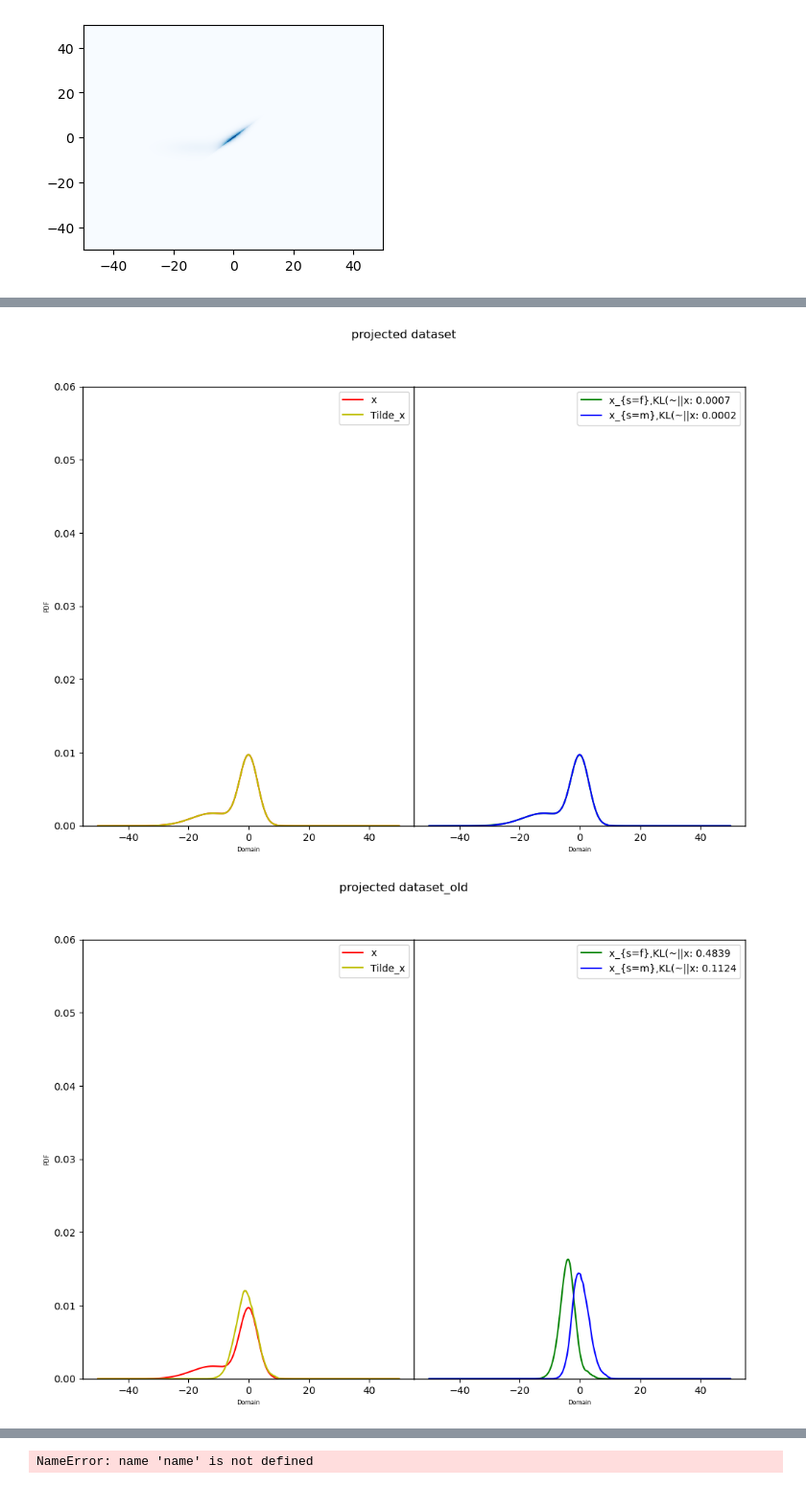
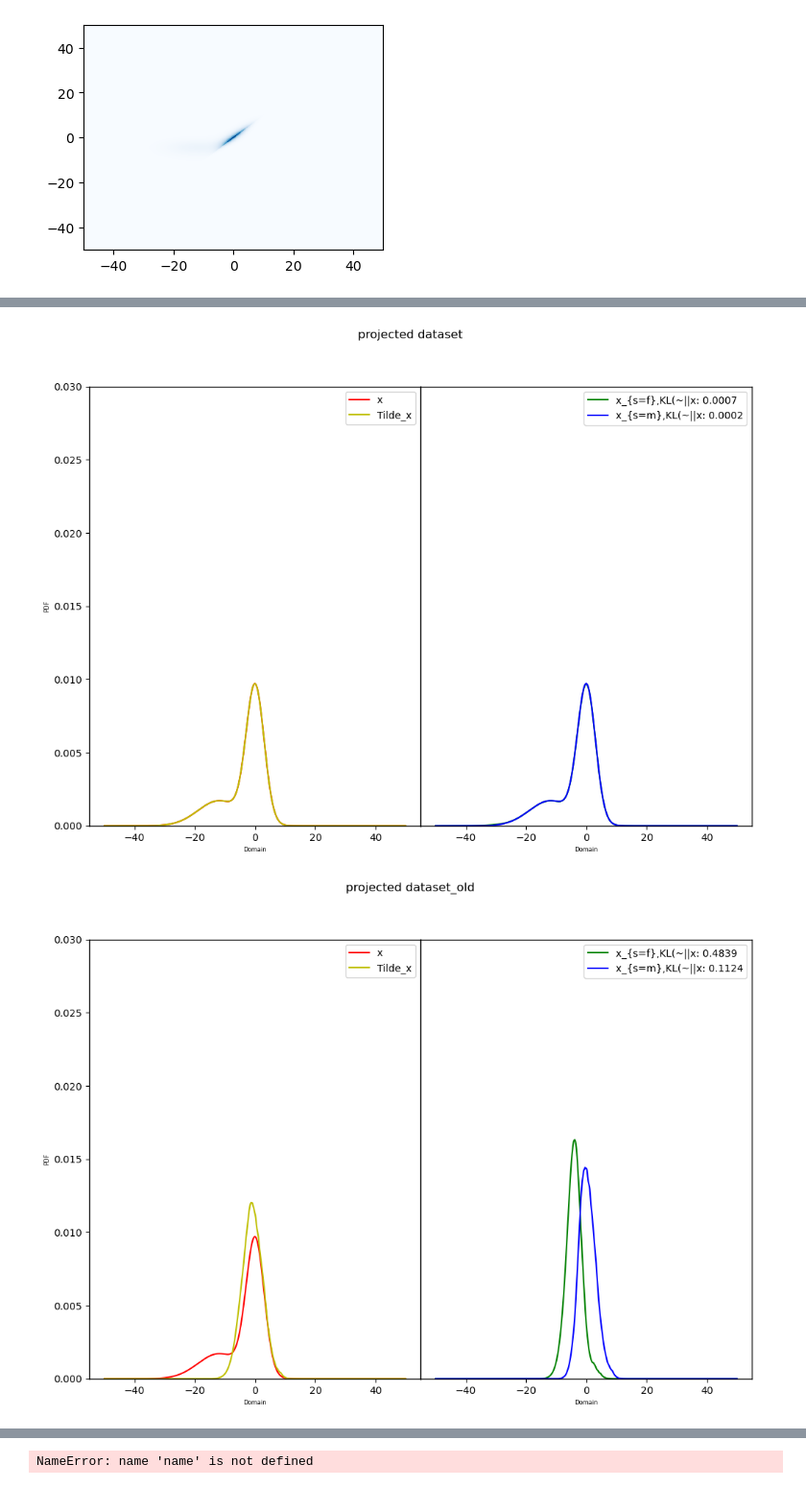
Before and after one commit to Quan-Zhou/OT_Debiasing, a Jupyter notebook: new.ipynb, the cells around one changed output, grey strips where cells are left out. Shown at 96% size. Saved outputs shown, nothing was run; the diff lists cells and outputs as text; code cells hidden in the pictures.

```diff
--- a/new.ipynb
+++ b/new.ipynb
@@ -297,5 +297,5 @@ Text(0.5, 0.98, 'original dataset')
 # %%
-ymax=0.06
+ymax=0.03
 dist_tmp=dist_project
 text=KL_divergence_plot(dist_tmp)
 fig = plt.figure(figsize=(12,8))
@@ -324,35 +324,35 @@ plt.subplots_adjust(left=None, bottom=None, right=None, top=None, wspace=0,hspac
 fig.suptitle('projected dataset')
 plt.savefig('projected.pdf',bbox_inches = 'tight')
 # %% [output]
-[figure, old version]
+[figure, new version]
 # %%
-ymax=0.06
+ymax=0.03
 dist_tmp=dist_project_old
 text=KL_divergence_plot(dist_tmp)
 fig = plt.figure(figsize=(12,8))
 plt.rcParams['axes.linewidth'] = 1
 plt.rc('axes', labelsize=6)
 ax=plt.subplot2grid((1,2),(0,0), rowspan=1, colspan=1)
 plt.plot(x_range,dist['x'],'r',label='x')
 plt.plot(x_range,dist_tmp['x'],'y',label='Tilde_x')
 plt.xlabel('Domain')
 plt.ylabel('PDF')
 plt.ylim([0,ymax])
 plt.legend()
 ax=plt.subplot2grid((1,2),(0,1), rowspan=1, colspan=1)
 i=0
 for key,value in dist_tmp.items():
     if len(key)>1:
         linestyle=str('g' if key[2]=='f' else 'b')
         plt.plot(x_range,value,linestyle,label='x_{s='+key[2]+'},'+text[i])
         i+=1
 plt.xlabel('Domain')
 plt.ylim([0,ymax])
 plt.yticks([])
 plt.legend()
 #plt.title('original dataset distribution')
 plt.subplots_adjust(left=None, bottom=None, right=None, top=None, wspace=0,hspace=0.)
 fig.suptitle('projected dataset_old')
 plt.savefig('projected_old.pdf',bbox_inches = 'tight')
 # %% [output]
-[figure, old version]
+[figure, new version]
```
Also changed, not shown: parts of 6 cells of this notebook.
